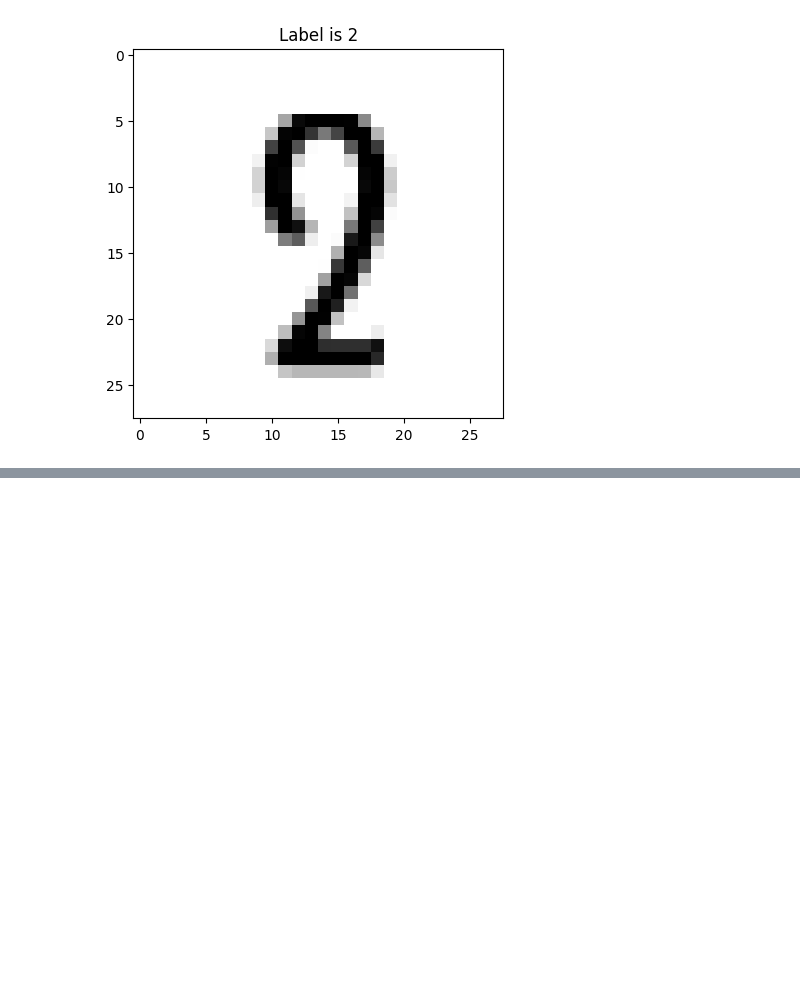
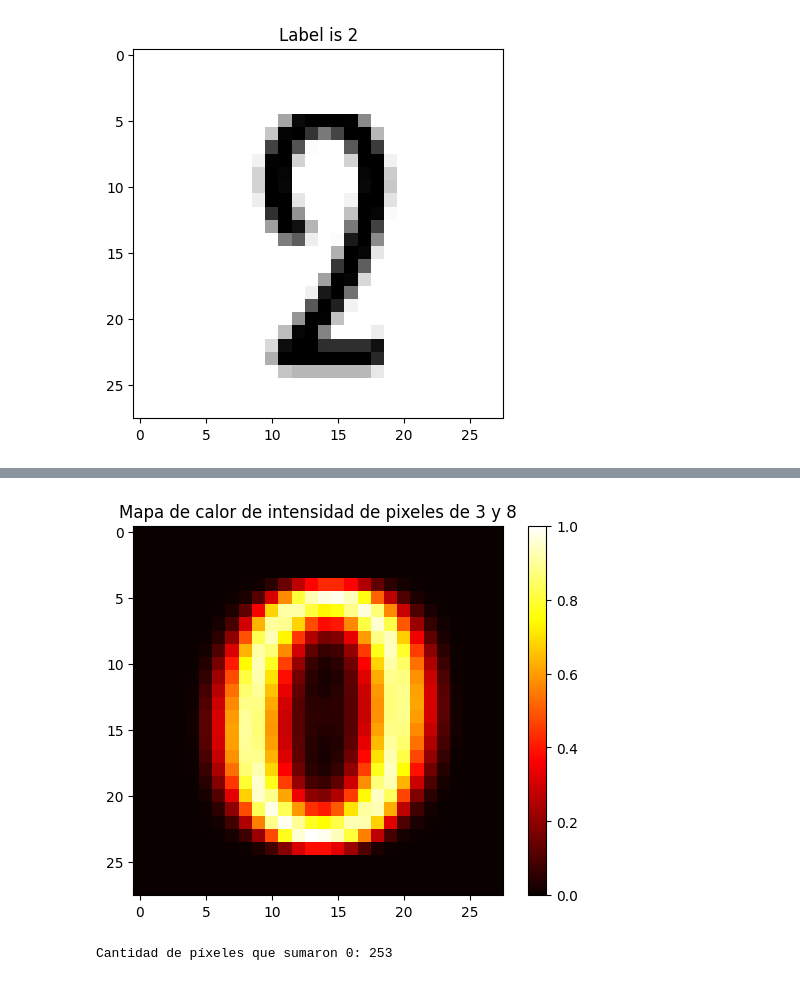
Before and after one commit to pedrobergaglio/tp1-ldd24, a Jupyter notebook: TP2/exploracion.ipynb, the cells around one changed output, grey strips where cells are left out. Cells and saved outputs as stored; diff of their text form; code cells hidden in the pictures; blank space fills up the shorter version.

```diff
--- a/TP2/exploracion.ipynb
+++ b/TP2/exploracion.ipynb
@@ -35,0 +126,26 @@ for index, row in df.iterrows():
+# %%
+# only 3 or 8
+df_3_8 = df[df['labels'] == 0]
+
+# Sum all the rows for each pixel
+pixel_sums = df_3_8.drop('labels', axis=1).sum(axis=0).values
+
+# Normalize the pixel sums
+pixel_sums_normalized = pixel_sums / pixel_sums.max()
+
+# Reshape the normalized pixel sums into a 28x28 array
+heatmap_data = pixel_sums_normalized.reshape((28, 28))
+
+# Plot the heatmap
+plt.imshow(heatmap_data, cmap='hot', interpolation='nearest')
+plt.colorbar()
+plt.title('Mapa de calor de intensidad de pixeles de 3 y 8')
+plt.show()
+# %% [output]
+[figure, added]
+# %%
+#amount of pixels that summed up to 0
+zero_sum_pixels = np.sum(pixel_sums == 0)
+print(f'Cantidad de píxeles que sumaron 0: {zero_sum_pixels}')
+# %% [output]
+Cantidad de píxeles que sumaron 0: 253
```
Also changed, not shown: parts of 9 cells of this notebook, 2 other files.
